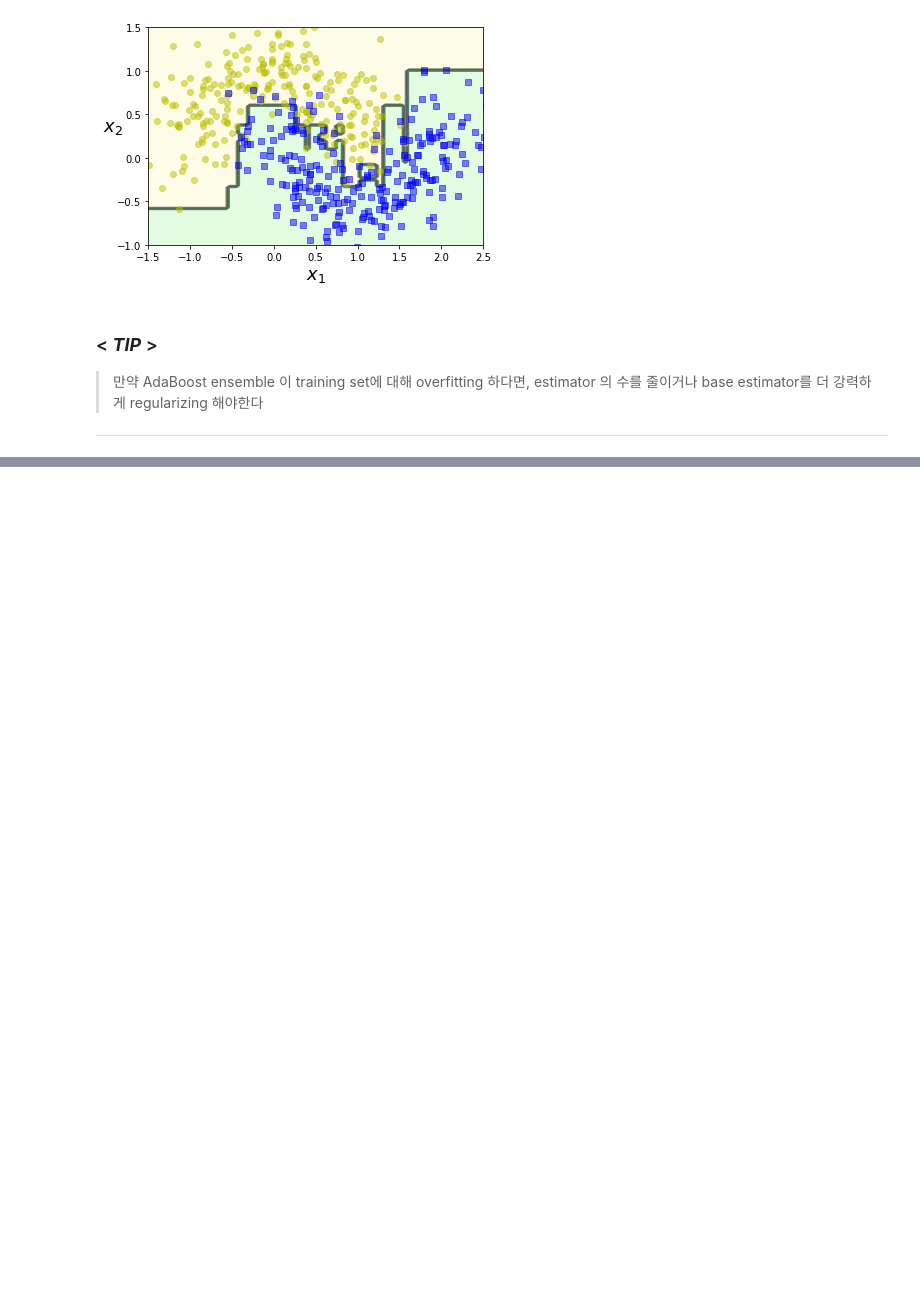
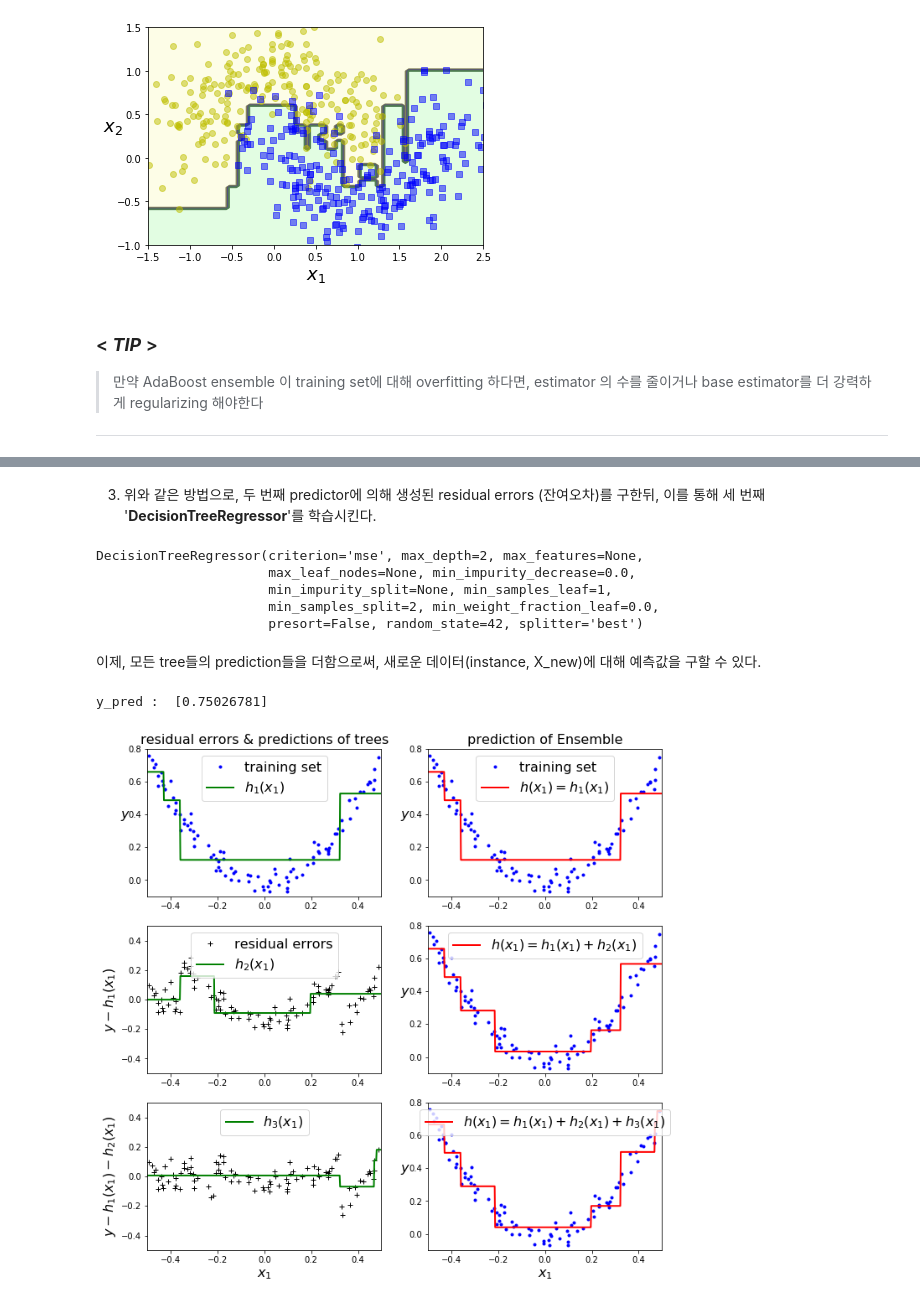
Before and after one commit to Heegu94/machine_learning, a Jupyter notebook: chapter_7_ensemble_learning_and_random_forests.ipynb, the cells around one changed output, grey strips where cells are left out. Drawn from its saved outputs; the diff is of its cells as text; code cells hidden in the pictures; blank space fills up the shorter version.

```diff
--- a/chapter_7_ensemble_learning_and_random_forests.ipynb
+++ b/chapter_7_ensemble_learning_and_random_forests.ipynb
@@ -680,0 +706,5 @@ ___
+# %%
+from sklearn.tree import DecisionTreeRegressor
+
+tree_reg1 = DecisionTreeRegressor(max_depth=2, random_state=42)
+tree_reg1.fit(X, y)
@@ -680,0 +719,5 @@ ___
+# %%
+y2 = y - tree_reg1.predict(X)
+
+tree_reg2 = DecisionTreeRegressor(max_depth=2, random_state=42)
+tree_reg2.fit(X, y2)
@@ -680,0 +730,68 @@ ___
+# %% [markdown]
+3. 위와 같은 방법으로, 두 번째 predictor에 의해 생성된 residual errors (잔여오차)를 구한뒤, 이를 통해 세 번째 '**DecisionTreeRegressor**'를 학습시킨다.
+# %%
+y3 = y2 - tree_reg2.predict(X)
+
+tree_reg3 = DecisionTreeRegressor(max_depth=2, random_state=42)
+tree_reg3.fit(X, y3)
+# %% [output]
+DecisionTreeRegressor(criterion='mse', max_depth=2, max_features=None,
+                      max_leaf_nodes=None, min_impurity_decrease=0.0,
+                      min_impurity_split=None, min_samples_leaf=1,
+                      min_samples_split=2, min_weight_fraction_leaf=0.0,
+                      presort=False, random_state=42, splitter='best')
+# %% [markdown]
+이제, 모든 tree들의 prediction들을 더함으로써, 새로운 데이터(instance, X_new)에 대해 예측값을 구할 수 있다.
+# %%
+X_new = np.array([[0.8]]) # new data
+
+y_pred = sum(tree.predict(X_new) for tree in (tree_reg1, tree_reg2, tree_reg3))
+print('y_pred : ', y_pred)
+# %% [output]
+y_pred :  [0.75026781]
+# %%
+def plot_predictions(regressors, X, y, axes, label=None, style="r-", data_style="b.", data_label=None):
+    x1 = np.linspace(axes[0], axes[1], 500)
+    y_pred = sum(regressor.predict(x1.reshape(-1, 1)) for regressor in regressors)
+    plt.plot(X[:, 0], y, data_style, label=data_label)
+    plt.plot(x1, y_pred, style, linewidth=2, label=label)
+    if label or data_label:
+        plt.legend(loc="upper center", fontsize=16)
+    plt.axis(axes)
+
+plt.figure(figsize=(11,11))
+
+plt.subplot(321)
+plot_predictions([tree_reg1], X, y, axes=[-0.5, 0.5, -0.1, 0.8], label="$h_1(x_1)$", style="g-", data_label="training set")
+plt.ylabel("$y$", fontsize=16, rotation=0)
+plt.title("residual errors & predictions of trees", fontsize=16)
+
+plt.subplot(322)
+plot_predictions([tree_reg1], X, y, axes=[-0.5, 0.5, -0.1, 0.8], label="$h(x_1) = h_1(x_1)$", data_label="training set")
+plt.ylabel("$y$", fontsize=16, rotation=0)
+plt.title("prediction of Ensemble", fontsize=16)
+
+plt.subplot(323)
+plot_predictions([tree_reg2], X, y2, axes=[-0.5, 0.5, -0.5, 0.5], label="$h_2(x_1)$", style="g-", data_style="k+", data_label="residual errors")
+plt.ylabel("$y - h_1(x_1)$", fontsize=16)
+
+plt.subplot(324)
+plot_predictions([tree_reg1, tree_reg2], X, y, axes=[-0.5, 0.5, -0.1, 0.8], label="$h(x_1) = h_1(x_1) + h_2(x_1)$")
+plt.ylabel("$y$", fontsize=16, rotation=0)
+
+plt.subplot(325)
+plot_predictions([tree_reg3], X, y3, axes=[-0.5, 0.5, -0.5, 0.5], label="$h_3(x_1)$", style="g-", data_style="k+")
+plt.ylabel("$y - h_1(x_1) - h_2(x_1)$", fontsize=16)
+plt.xlabel("$x_1$", fontsize=16)
+
+plt.subplot(326)
+plot_predictions([tree_reg1, tree_reg2, tree_reg3], X, y, axes=[-0.5, 0.5, -0.1, 0.8], label="$h(x_1) = h_1(x_1) + h_2(x_1) + h_3(x_1)$")
+plt.xlabel("$x_1$", fontsize=16)
+plt.ylabel("$y$", fontsize=16, rotation=0)
+
+plt.show()
+
+
+#출처: https://excelsior-cjh.tistory.com/166 [EXCELSIOR]
+# %% [output]
+[figure, added]
```
Also changed, not shown: parts of 26 cells of this notebook, 1 other file.
